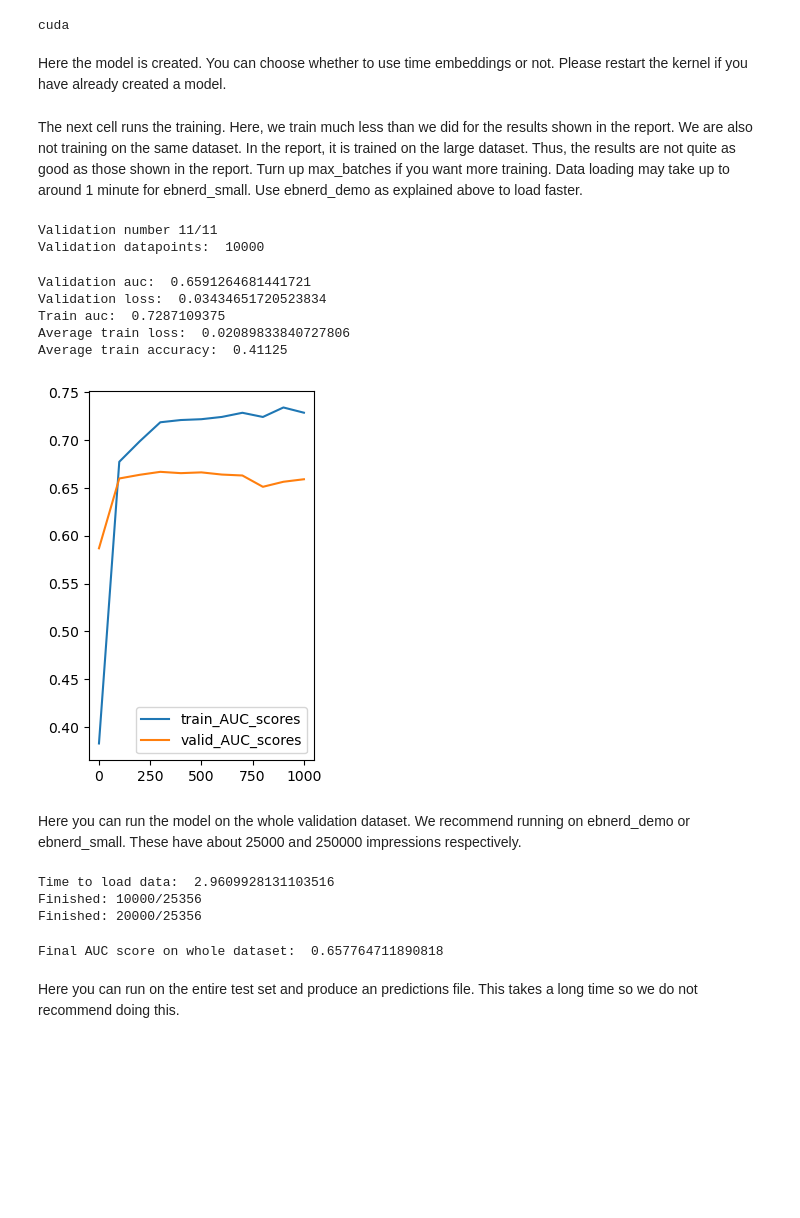
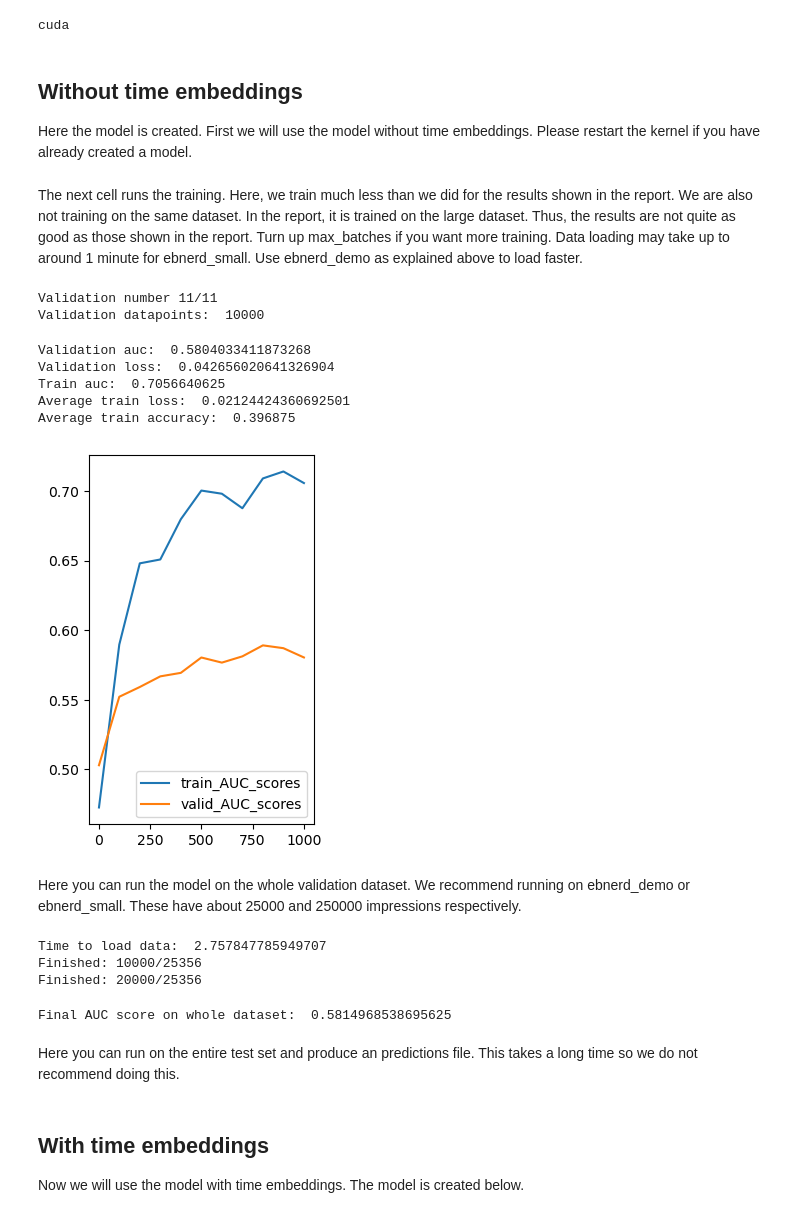
Before and after one commit to s204431/RecSysGroup27, a Jupyter notebook: FinalNotebook.ipynb, the cells around one changed output. Cells and saved outputs as stored; diff of their text form; code cells hidden in the pictures; blank space fills up the shorter version.

Commit message:
Notebook now runs both with and without time embeddings

```diff
--- a/FinalNotebook.ipynb
+++ b/FinalNotebook.ipynb
@@ -60,7 +60,7 @@ dropout = 0.2
 h = 16                              # Number of attention heads in multi-head self-attention
 
 # Train parameters
-dataset_name = 'ebnerd_small'   # Name of the dataset used for training and validating
+dataset_name = 'ebnerd_demo'   # Name of the dataset used for training and validating
 k = 4                           # Number of negative samples to pair with each positive sample
 batch_size = 64
 weight_decay = 0.0
@@ -77,15 +77,11 @@ save_model = False #Activate this if you want the best model to be saved during
 # %% [output]
 cuda
 # %% [markdown]
-Here the model is created. You can choose whether to use time embeddings or not.
+## Without time embeddings
+Here the model is created. First we will use the model without time embeddings.
 Please restart the kernel if you have already created a model.
 # %%
-with_time_embeddings = True
-
-if with_time_embeddings:
-    model = NRMSExtended(nlp, h=h, dropout=dropout).to(DEVICE)
-else:
-    model = NRMS(nlp, h=h, dropout=dropout).to(DEVICE)
+model = NRMS(nlp, h=h, dropout=dropout).to(DEVICE)
 
 #Uncomment this line if you want to load a model from a saved file.
 #model.load_state_dict(torch.load('model_best.pth', map_location=DEVICE))
@@ -95,42 +91,42 @@ Data loading may take up to around 1 minute for ebnerd_small. Use ebnerd_demo as
 # %%
 train(
         model=model,
         dataset_name=dataset_name,
         k=k,
         batch_size=batch_size,
         weight_decay=weight_decay,
         learning_rate=learning_rate,
         history_size=history_size,
         max_title_size=max_title_size,
         nlp=nlp,
         save_model=save_model,
         num_epochs=num_epochs,
         validate_every=validate_every,
         validation_batch_size=validation_batch_size,
         n_validation_batches=n_validation_batches,
         max_batches=max_batches,
-        with_time_embeddings=with_time_embeddings,
+        with_time_embeddings=False,
         plot_results=True
     )
 # %% [output]
 Validation number 11/11
 Validation datapoints:  10000
-Validation auc:  0.6591264681441721
-Validation loss:  0.03434651720523834
-Train auc:  0.7287109375
-Average train loss:  0.02089833840727806
-Average train accuracy:  0.41125
+Validation auc:  0.5804033411873268
+Validation loss:  0.042656020641326904
+Train auc:  0.7056640625
+Average train loss:  0.02124424360692501
+Average train accuracy:  0.396875
-[figure, old version]
+[figure, new version]
 # %% [markdown]
 Here you can run the model on the whole validation dataset. We recommend running on ebnerd_demo or ebnerd_small. These have about 25000 and 250000 impressions respectively.
 # %%
 with torch.no_grad(): #Test on whole validation set
-        final_auc = testOnWholeDataset(model, "ebnerd_demo", "validation", history_size, max_title_size, nlp, batch_size=validation_batch_size, with_time_embeddings=with_time_embeddings)
+        testOnWholeDataset(model, "ebnerd_demo", "validation", history_size, max_title_size, nlp, batch_size=validation_batch_size, with_time_embeddings=False)
 # %% [output]
-Time to load data:  2.9609928131103516
+Time to load data:  2.757847785949707
 Finished: 10000/25356
 Finished: 20000/25356
-Final AUC score on whole dataset:  0.657764711890818
+Final AUC score on whole dataset:  0.5814968538695625
 # %% [markdown]
 Here you can run on the entire test set and produce an predictions file. This takes a long time so we do not recommend doing this.
 # %%
@@ -139,0 +136,3 @@ Here you can run on the entire test set and produce an predictions file. This ta
+# %% [markdown]
+## With time embeddings
+Now we will use the model with time embeddings. The model is created below.
```
Also changed, not shown: parts of 8 cells of this notebook.
